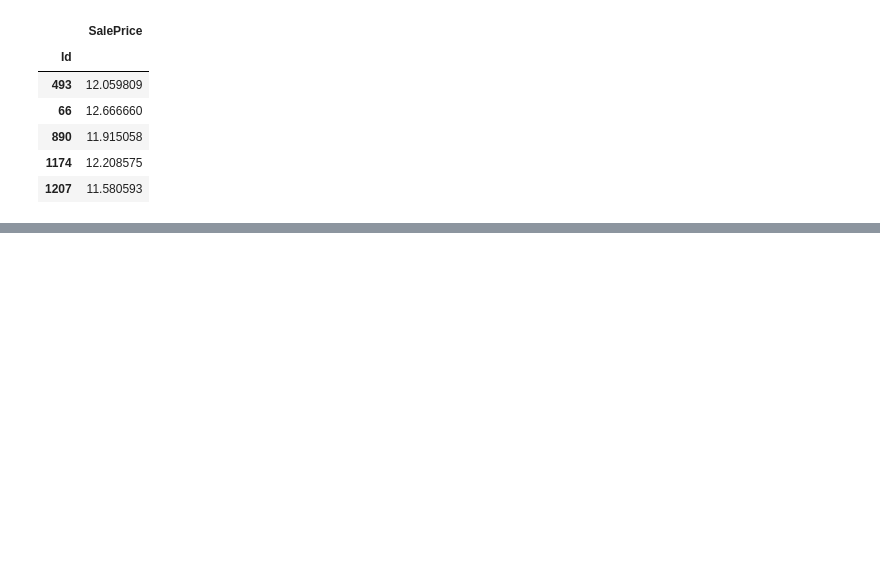
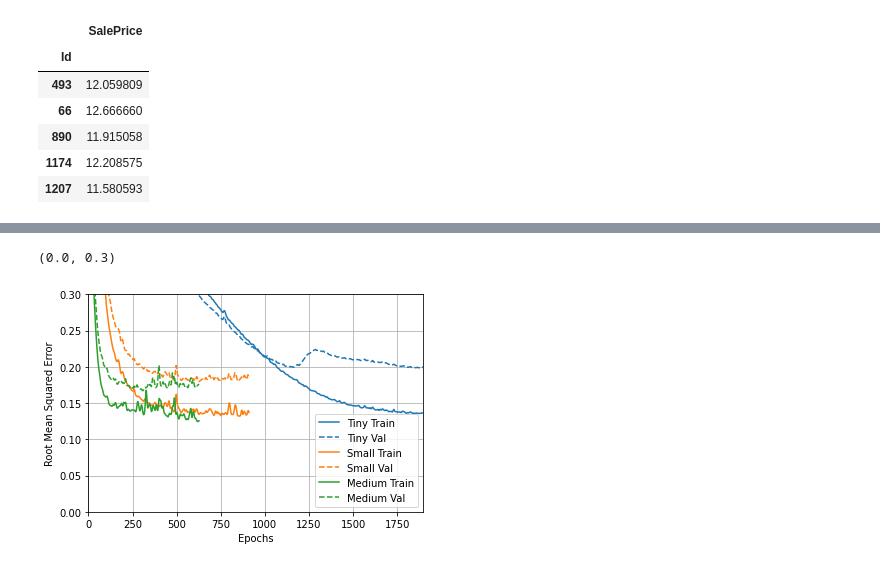
Before and after one commit to Chudy246/House_Prices_kaggle_challenge, a Jupyter notebook: 5-1_Model building in tensorflow.ipynb, the cells around one changed output, grey strips where cells are left out. Cells and saved outputs as stored; diff of their text form; code cells hidden in the pictures; blank space fills up the shorter version.

```diff
--- a/5-1_Model building in tensorflow.ipynb
+++ b/5-1_Model building in tensorflow.ipynb
@@ -100,0 +189,10 @@ def get_callbacks(name):
+# %%
+# Let's try even bigger model
+medium_model = tf.keras.Sequential([
+  layers.Dense(64, activation='elu', input_shape=(FEATURES,)),
+  layers.Dense(64, activation='elu'),
+  layers.Dense(64, activation='elu'),
+  layers.Dense(1)
+])
+
+size_histories["medium"] = compile_and_fit(medium_model, 'sizes/Medium')
@@ -100,0 +217,6 @@ def get_callbacks(name):
+# %%
+plotter.plot(size_histories, smoothing_std=10)
+plt.ylim([0, 0.3])
+# %% [output]
+(0.0, 0.3)
+[figure, added]
```
Also changed, not shown: parts of 19 cells of this notebook, 3 other files.
